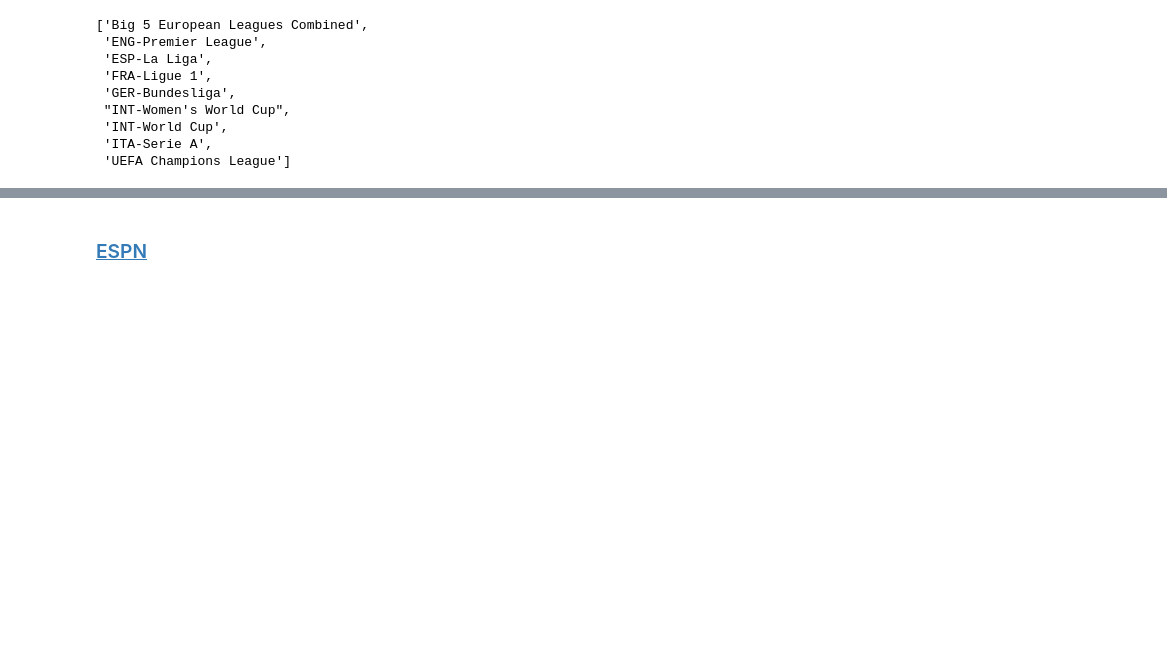
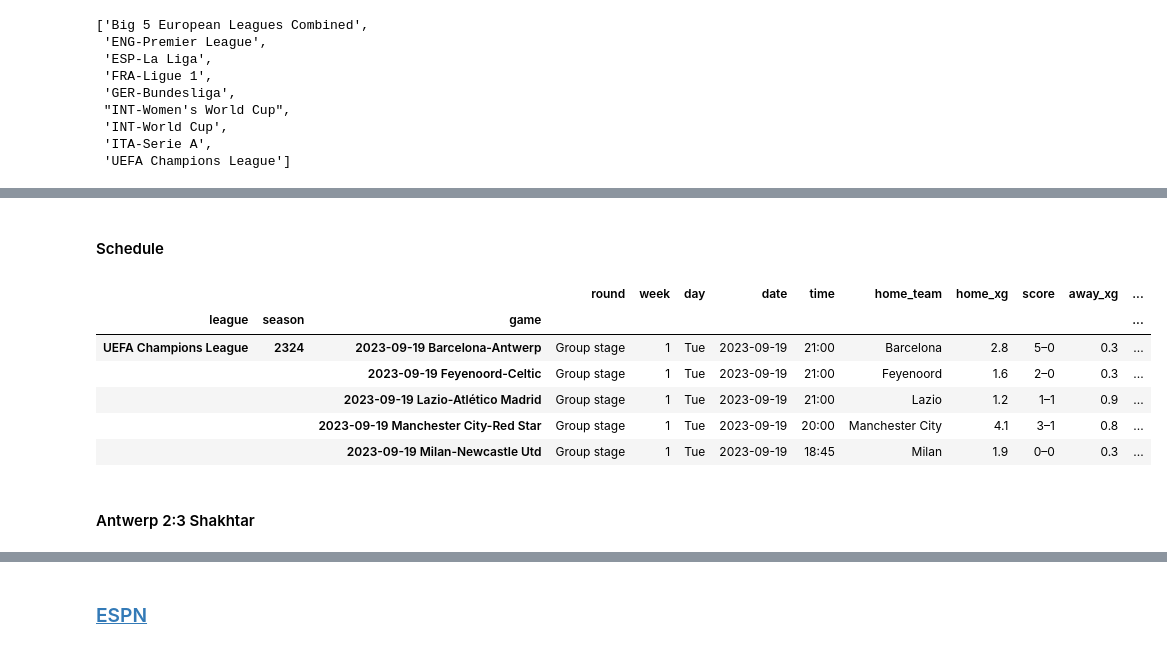
Before and after one commit to Football-Analytics-UCU/Shakhtar-Donetsk, a Jupyter notebook: notebooks/data.ipynb, the cells around one changed output, grey strips where cells are left out. Saved outputs shown, nothing was run; the diff lists cells and outputs as text; code cells hidden in the pictures; blank space fills up the shorter version.

```diff
--- a/notebooks/data.ipynb
+++ b/notebooks/data.ipynb
@@ -26,0 +46,15 @@ sd.FBref.available_leagues()
+# %% [markdown]
+#### Schedule
+# %%
+schedule = fb_ref.read_schedule()
+schedule.head()
+# %% [output]
+|  |  |  | round | week | day | date | time | home_team | home_xg | score | away_xg | ... |
+| league | season | game |  |  |  |  |  |  |  |  |  | ... |
+| UEFA Champions League | 2324 | 2023-09-19 Barcelona-Antwerp | Group stage | 1 | Tue | 2023-09-19 | 21:00 | Barcelona | 2.8 | 5–0 | 0.3 | ... |
+|  |  | 2023-09-19 Feyenoord-Celtic | Group stage | 1 | Tue | 2023-09-19 | 21:00 | Feyenoord | 1.6 | 2–0 | 0.3 | ... |
+|  |  | 2023-09-19 Lazio-Atlético Madrid | Group stage | 1 | Tue | 2023-09-19 | 21:00 | Lazio | 1.2 | 1–1 | 0.9 | ... |
+|  |  | 2023-09-19 Manchester City-Red Star | Group stage | 1 | Tue | 2023-09-19 | 20:00 | Manchester City | 4.1 | 3–1 | 0.8 | ... |
+|  |  | 2023-09-19 Milan-Newcastle Utd | Group stage | 1 | Tue | 2023-09-19 | 18:45 | Milan | 1.9 | 0–0 | 0.3 | ... |
+# %% [markdown]
+#### Antwerp 2:3 Shakhtar
```
Also changed, not shown: parts of 14 cells of this notebook.
